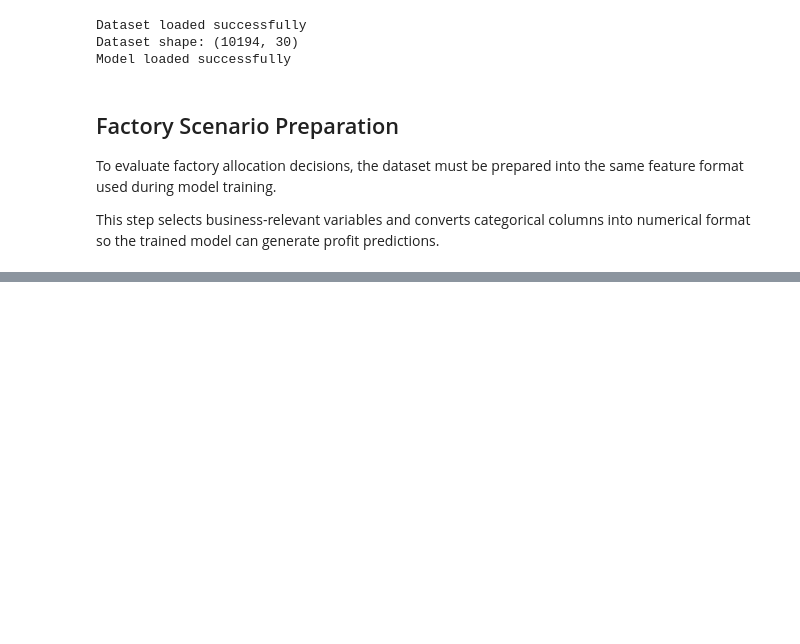
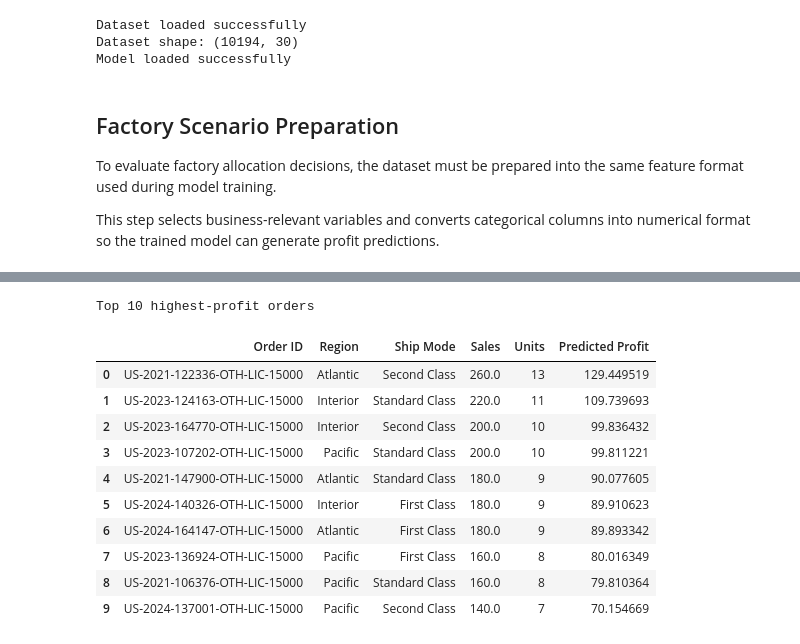
Before and after one commit to AN-ai-del/nassau-candy-factory-optimization, a Jupyter notebook: notebooks/05_Factory_Optimization.ipynb, the cells around one changed output, grey strips where cells are left out. Saved outputs shown, nothing was run; the diff lists cells and outputs as text; code cells hidden in the pictures; blank space fills up the shorter version.

```diff
--- a/notebooks/05_Factory_Optimization.ipynb
+++ b/notebooks/05_Factory_Optimization.ipynb
@@ -84,0 +137,34 @@ Scenario feature matrix shape: (10194, 16)
+# %%
+# Sort by predicted profit
+
+optimization_df = (
+    df.sort_values(
+        by="Predicted Profit",
+        ascending=False
+    )
+    .reset_index(drop=True)
+)
+
+print("Top 10 highest-profit orders")
+
+optimization_df[[
+    "Order ID",
+    "Region",
+    "Ship Mode",
+    "Sales",
+    "Units",
+    "Predicted Profit"
+]].head(10)
+# %% [output]
+Top 10 highest-profit orders
+|  | Order ID | Region | Ship Mode | Sales | Units | Predicted Profit |
+| 0 | US-2021-122336-OTH-LIC-15000 | Atlantic | Second Class | 260.0 | 13 | 129.449519 |
+| 1 | US-2023-124163-OTH-LIC-15000 | Interior | Standard Class | 220.0 | 11 | 109.739693 |
+| 2 | US-2023-164770-OTH-LIC-15000 | Interior | Second Class | 200.0 | 10 | 99.836432 |
+| 3 | US-2023-107202-OTH-LIC-15000 | Pacific | Standard Class | 200.0 | 10 | 99.811221 |
+| 4 | US-2021-147900-OTH-LIC-15000 | Atlantic | Standard Class | 180.0 | 9 | 90.077605 |
+| 5 | US-2024-140326-OTH-LIC-15000 | Interior | First Class | 180.0 | 9 | 89.910623 |
+| 6 | US-2024-164147-OTH-LIC-15000 | Atlantic | First Class | 180.0 | 9 | 89.893342 |
+| 7 | US-2023-136924-OTH-LIC-15000 | Pacific | First Class | 160.0 | 8 | 80.016349 |
+| 8 | US-2021-106376-OTH-LIC-15000 | Pacific | Standard Class | 160.0 | 8 | 79.810364 |
+| 9 | US-2024-137001-OTH-LIC-15000 | Pacific | Second Class | 140.0 | 7 | 70.154669 |
```
Also changed, not shown: parts of 17 cells of this notebook, 1 other file.
